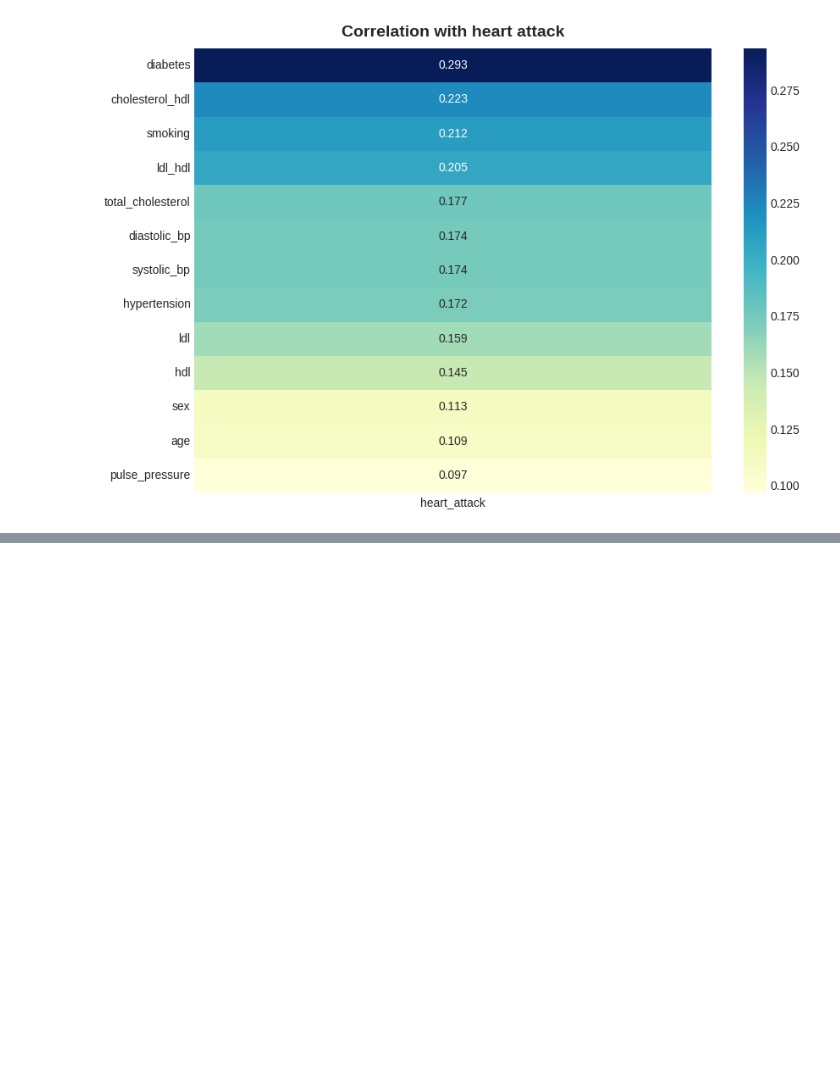
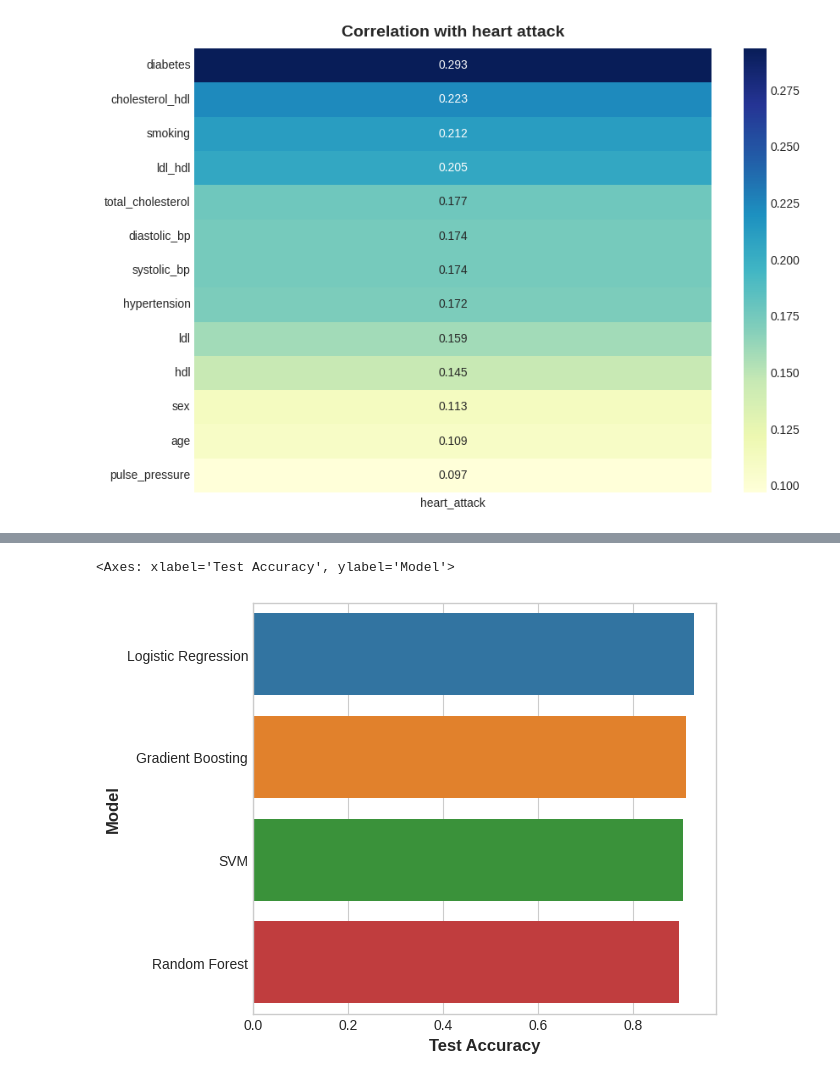
Before and after one commit to WONYOUNG-SONG/Kaggle, a Jupyter notebook: HeartAttackRiskAssessment/submission.ipynb, the cells around one changed output, grey strips where cells are left out. Drawn from its saved outputs; the diff is of its cells as text; code cells hidden in the pictures; blank space fills up the shorter version.

```diff
--- a/HeartAttackRiskAssessment/submission.ipynb
+++ b/HeartAttackRiskAssessment/submission.ipynb
@@ -177,0 +173,37 @@ minmax_scaler = scaler.fit_transform(X)
+# %%
+models = {
+    "Logistic Regression": Pipeline([
+        ('scaler', StandardScaler()),
+        ('model', LogisticRegression(max_iter=500, C=1.0))
+    ]),
+    "SVM": Pipeline([
+        ('scaler', StandardScaler()),
+        ('model', SVC(kernel='rbf', C=1.0, probability=True))
+    ]),
+    "Random Forest": RandomForestClassifier(n_estimators=100, max_depth=10, random_state=42),
+    "Gradient Boosting": GradientBoostingClassifier(n_estimators=100, learning_rate=0.1, max_depth=3, random_state=42),
+}
+# %%
+# Perform cross-validation and test evaluation
+results = []
+
+for name, model in models.items():
+    # Cross-validation scores on training data
+    cv_scores = cross_val_score(model, X_train, y_train, cv=5, scoring='accuracy')
+    cv_mean = np.mean(cv_scores)
+
+    # Train the final model on full training data
+    model.fit(X_train, y_train)
+
+    # Test accuracy on unseen test data
+    test_accuracy = model.score(X_val, y_val)
+
+    # Store results
+    results.append({
+        "Model": name,
+        "Cross-Validation Accuracy": round(cv_mean, 4),
+        "Test Accuracy": round(test_accuracy, 4)
+    })
+
+results_df = pd.DataFrame(results)
+results_df
@@ -177,0 +216,5 @@ minmax_scaler = scaler.fit_transform(X)
+# %%
+sns.barplot(data = results_df.sort_values(by = 'Test Accuracy', ascending = False), y = 'Model', x = 'Test Accuracy')
+# %% [output]
+<Axes: xlabel='Test Accuracy', ylabel='Model'>
+[figure, added]
```
Also changed, not shown: parts of 6 cells of this notebook.
